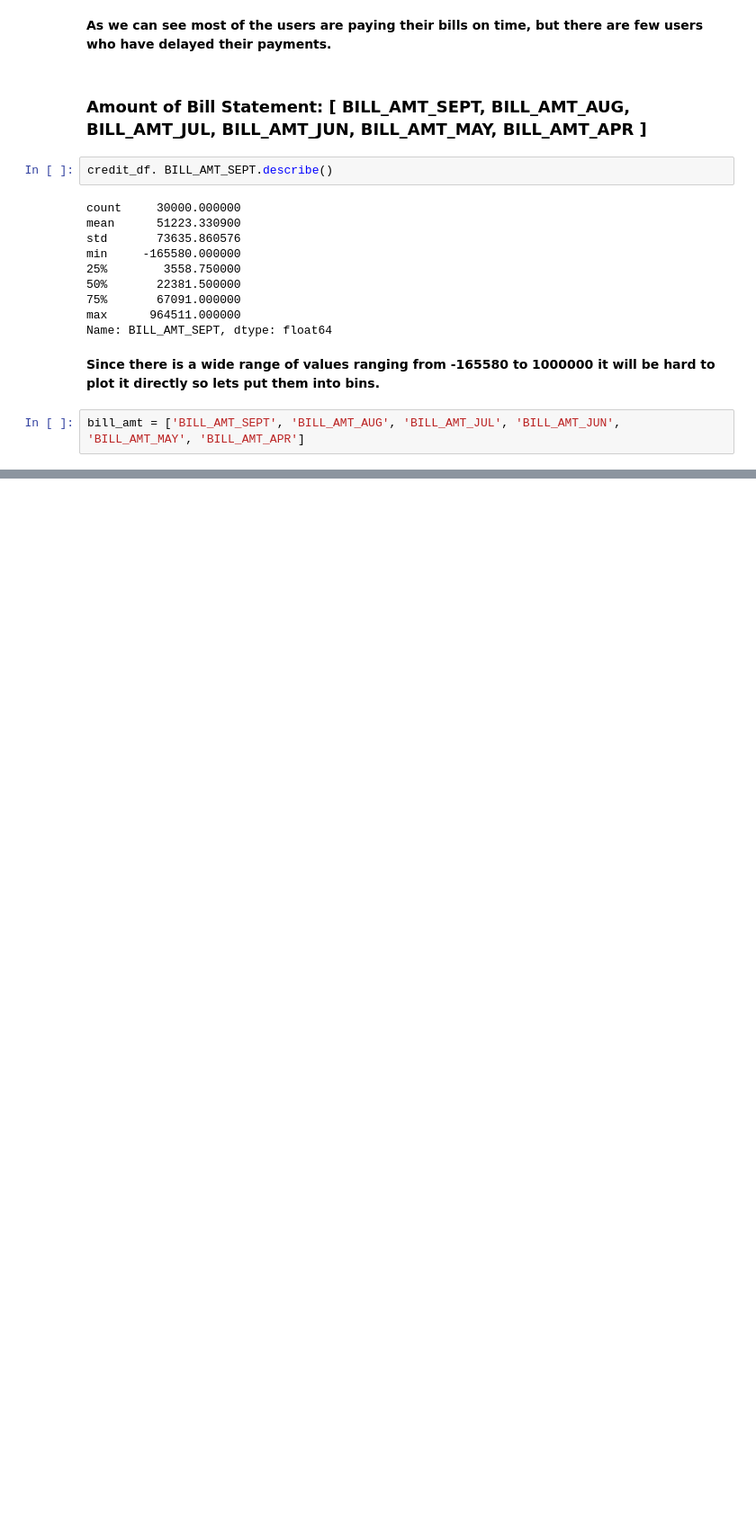
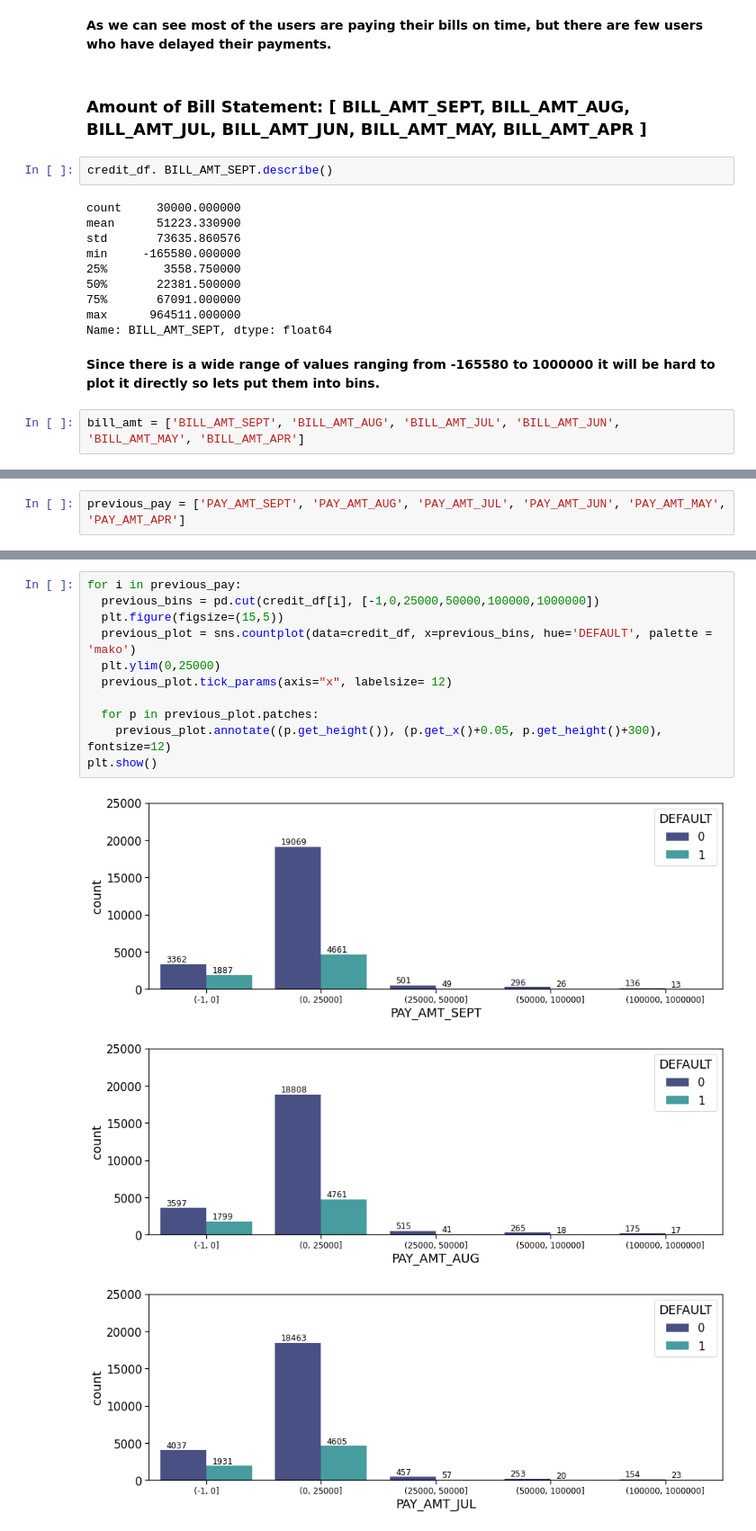
Before and after one commit to anishjohnson/Credit_Card_Default_Prediction, a Jupyter notebook: Credit_Card_Default_Prediction_.ipynb, the cells around one changed output, grey strips where cells are left out. Shown at 90% size. Cells and saved outputs as stored; diff of their text form; blank space fills up the shorter version.

```diff
--- a/Credit_Card_Default_Prediction_.ipynb
+++ b/Credit_Card_Default_Prediction_.ipynb
@@ -465,0 +470,2 @@ plt.show()
+# %%
+previous_pay = ['PAY_AMT_SEPT', 'PAY_AMT_AUG', 'PAY_AMT_JUL', 'PAY_AMT_JUN', 'PAY_AMT_MAY', 'PAY_AMT_APR']
@@ -465,0 +484,15 @@ plt.show()
+# %%
+for i in previous_pay:
+  previous_bins = pd.cut(credit_df[i], [-1,0,25000,50000,100000,1000000])
+  plt.figure(figsize=(15,5))
+  previous_plot = sns.countplot(data=credit_df, x=previous_bins, hue='DEFAULT', palette = 'mako')
+  plt.ylim(0,25000)
+  previous_plot.tick_params(axis="x", labelsize= 12)
+
+  for p in previous_plot.patches:
+    previous_plot.annotate((p.get_height()), (p.get_x()+0.05, p.get_height()+300), fontsize=12)
+plt.show()
+# %% [output]
+[figure, added]
+[figure, added]
+[figure, added]
```
Also changed, not shown: parts of 8 cells of this notebook.
